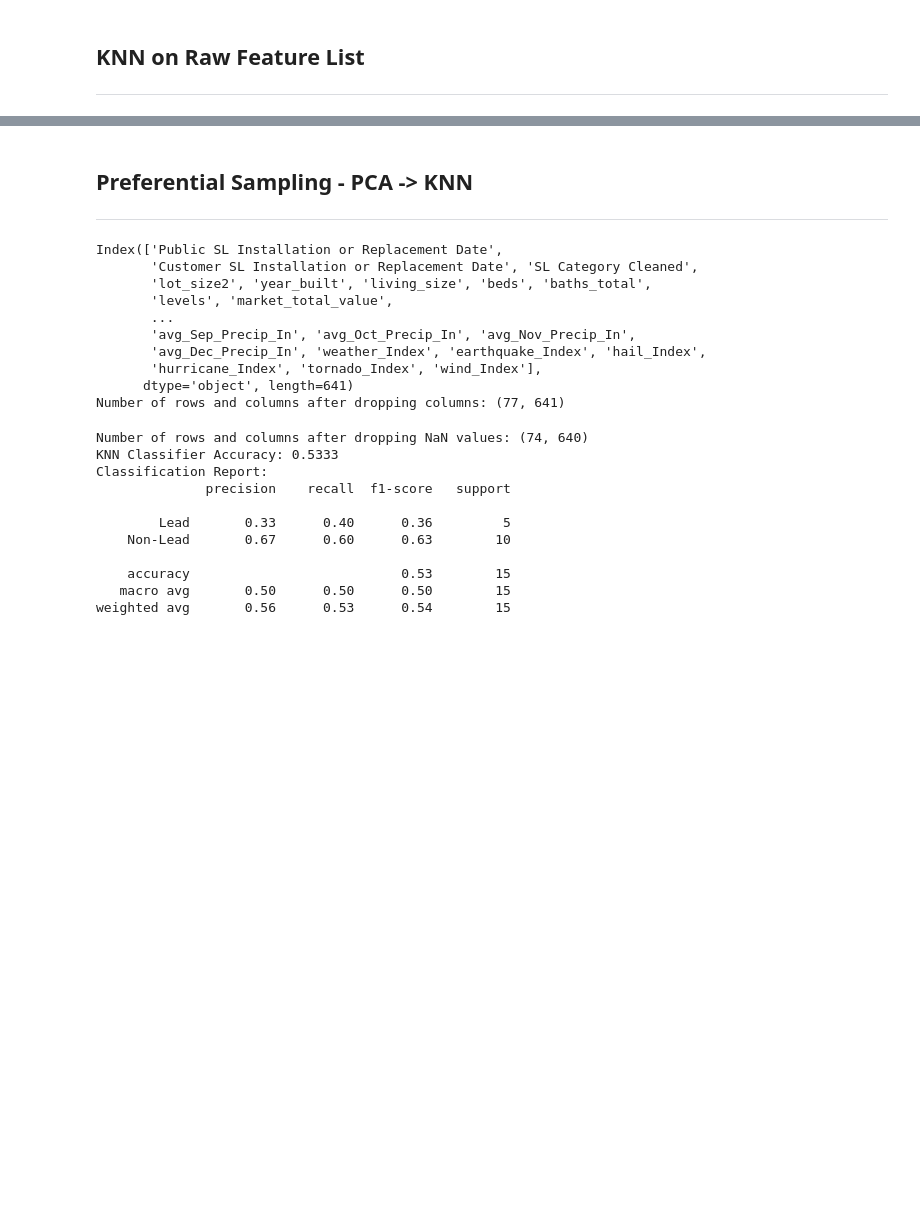
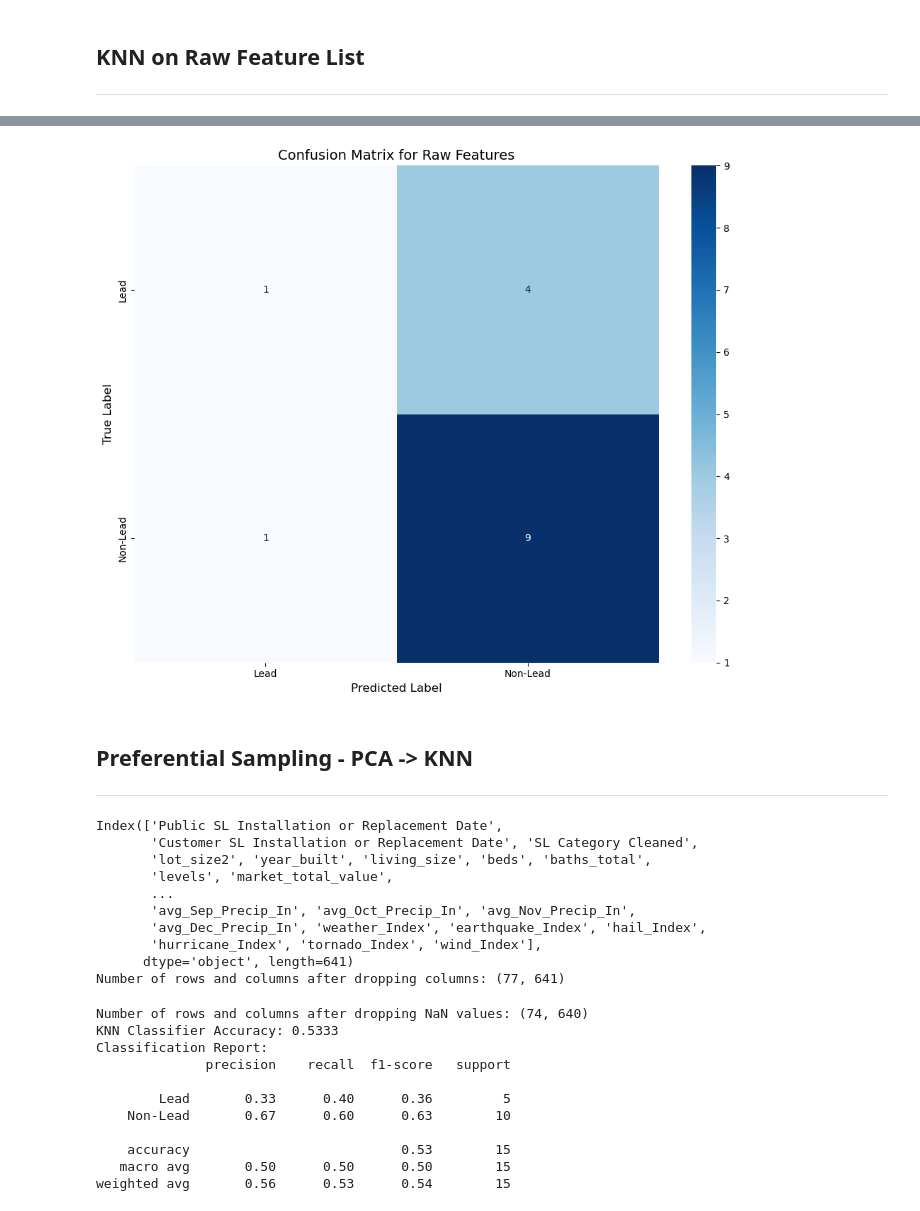
Before and after one commit to AvalonAce/ML-Lead-Service-Line-Prediction, a Jupyter notebook: models/knn_class.ipynb, the cells around one changed output, grey strips where cells are left out. Saved outputs shown, nothing was run; the diff lists cells and outputs as text; code cells hidden in the pictures; blank space fills up the shorter version.

```diff
--- a/models/knn_class.ipynb
+++ b/models/knn_class.ipynb
@@ -432,0 +510,98 @@ weighted avg       0.70      0.71      0.69       191
+# %%
+df3 = pd.read_csv('../data/processed/NY_SLI_ATTOM_EXTENDED.csv')
+
+df3 = df3[df3['Service Line Locality'].isin([
+    'New Rochelle', 'Elmira', 'Scarsdale', 'Onondaga', 'Spring Valley'
+])]
+
+df_numeric_data = df3.drop(columns=[
+    'Lead Gooseneck, Pigtail or Connector Currently Present',
+    'Current Public Side SL Material',
+    'Was Public SL Material Ever Previously Lead',
+    'Public SL Material Verification Method',
+    'Customer SL Material',
+    'Lead Solder Present',
+    'Customer SL Size',
+    'SL Category',
+    'Note',
+    'Current SL Material Category', 'Lead Connector Present Category',
+    'Current Public Side SL Material Category',
+    'Was Public SL Material Ever Previously Lead Category',
+    'Public SL Size Numeric',
+    'attomID',
+    'Service Line Locality',
+    'Street Address',
+    'State',
+    'Public SL Size',
+    'Customer SL Material Verification Method',
+    'POU or POE Treatment Present',
+    'Building Type',
+    'prop_class',
+    'size_ind',
+    'Public SL Installation Year',
+    'Public SL Material Verification Method Category',
+    'Public SL Size Category',
+    'Zip Code',
+    'Customer SL Material Category',
+])
+
+# Print number of rows
+print(len(df_numeric_data))
+
+df_numeric_data = df_numeric_data.drop(columns='Location')
+# Drop first column
+# print(df_numeric_data.columns)
+df_numeric_data = df_numeric_data.iloc[:, 1:]
+df_numeric_data = df_numeric_data[df_numeric_data['living_size'] < 10_000]
+df_numeric_data['construction_condition'] = df_numeric_data['construction_condition'].apply(condition_numeric)
+df_numeric_data['Public SL Installation or Replacement Date'] = df_numeric_data.apply(lambda row: row['year_built'] if not safe_install_year(row['Public SL Installation or Replacement Date']) else float(row['Public SL Installation or Replacement Date']), axis=1 )
+for col in df_numeric_data:
+    if col != 'SL Category Cleaned':
+        df_numeric_data[col] = df_numeric_data[col].apply(float)
+
+len(df_numeric_data[df_numeric_data['SL Category Cleaned'] != 'Lead'])
+
+# List Number of rows
+print(len(df_numeric_data))
+
+
+# SCALING
+y = df_numeric_data['SL Category Cleaned']
+print(len(df_numeric_data.columns))
+df_numeric_data = df_numeric_data.drop(columns='SL Category Cleaned')
+X = df_numeric_data.to_numpy()
+print(len(X[0]))
+# X = np.hstack([X[:, 0:2], X[:, 3:]])
+print(len(X[0]))
+
+y = y[~np.isnan(X).any(axis=1)]
+X = X[~np.isnan(X).any(axis=1)]
+
+
+scaler = StandardScaler()
+X_scaled = scaler.fit_transform(X)
+
+
+# KNN Run
+KNN_Classifer_raw = KNeighborsClassifier(n_neighbors=5)
+X_train, X_test, y_train, y_test = train_test_split(
+    X_scaled, y, test_size=0.2, random_state=42, stratify=y
+)
+
+
+KNN_Classifer_raw.fit(X_train, y_train)
+accuracy_raw = KNN_Classifer_raw.score(X_test, y_test)
+print(f"KNN Accuracy with Raw Features: {accuracy_raw:.4f}")
+# Classification Report
+y_pred_raw = KNN_Classifer_raw.predict(X_test)
+print("Classification Report for Raw Features:")
+print(classification_report(y_test, y_pred_raw))
+
+# Plot Heatmap of predictions
+plt.figure(figsize=(10, 8))
+sns.heatmap(confusion_matrix(y_test, y_pred_raw), annot=True, fmt='d', cmap='Blues', xticklabels=le.classes_, yticklabels=le.classes_)
+plt.title('Confusion Matrix for Raw Features', fontsize=14)
+plt.xlabel('Predicted Label', fontsize=12)
+plt.ylabel('True Label', fontsize=12)
+plt.tight_layout()
+# %% [output]
@@ -433,3 +623,4 @@ weighted avg       0.70      0.71      0.69       191
+[figure, added]
 # %% [markdown]
 ## Preferential Sampling - PCA -> KNN
 ---
```
Also changed, not shown: parts of 7 cells of this notebook.
